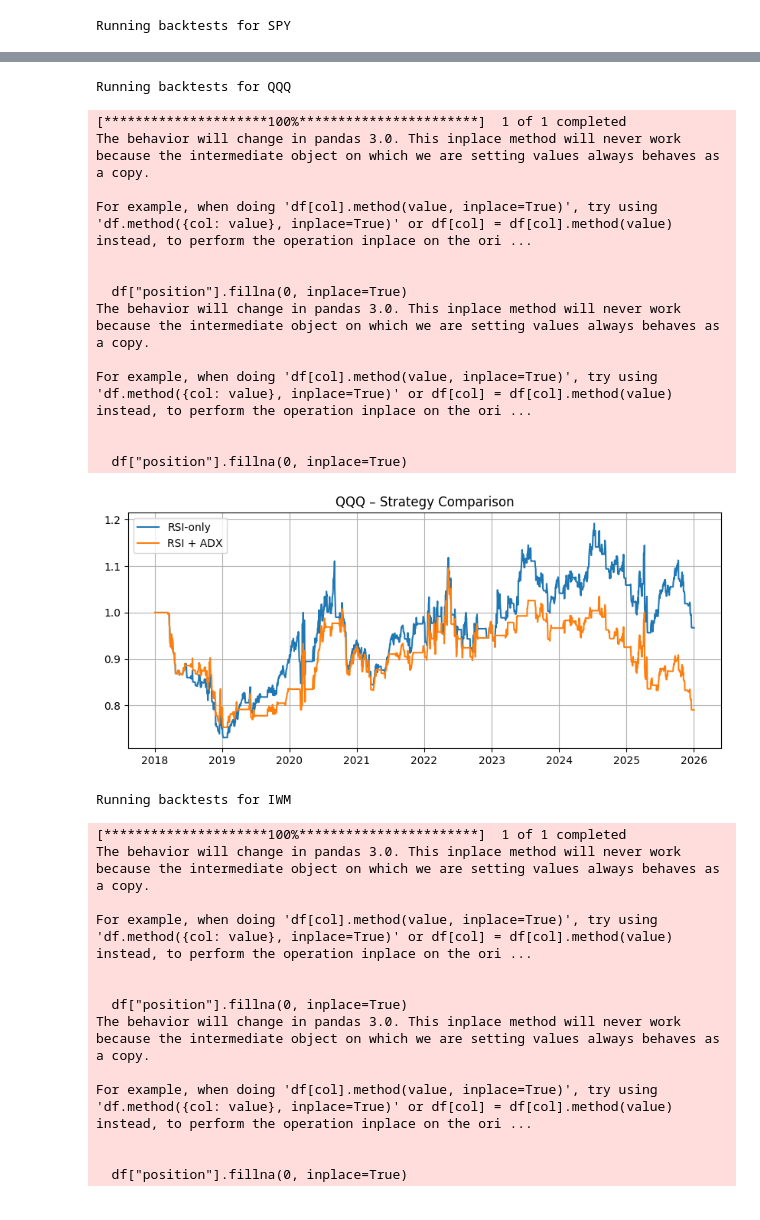
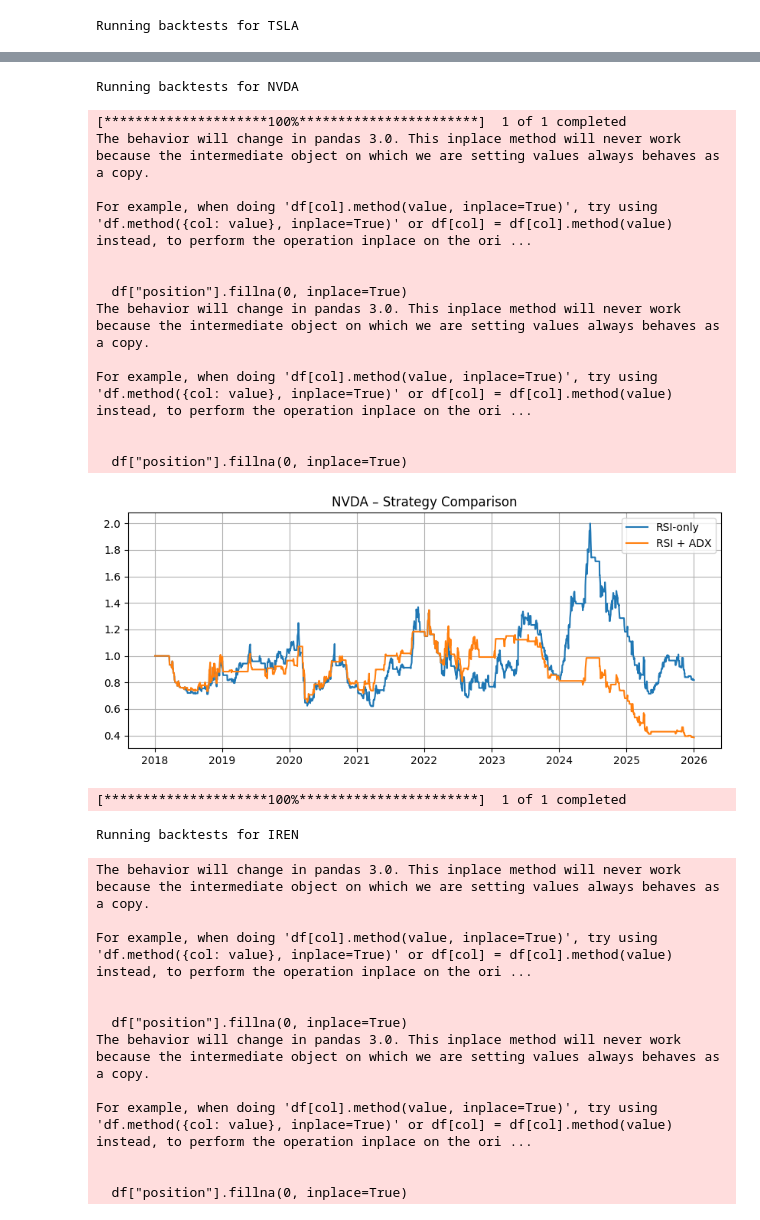
Before and after one commit to Taewan0508/RSI_ADX_Strategy, a Jupyter notebook: RSI_ADX_Strategy.ipynb, the cells around one changed output, grey strips where cells are left out. Saved outputs shown, nothing was run; the diff lists cells and outputs as text; code cells hidden in the pictures.

```diff
--- a/RSI_ADX_Strategy.ipynb
+++ b/RSI_ADX_Strategy.ipynb
@@ -129,7 +129,7 @@ def performance_stats(df):
     }
 
 ## Download and use tickers
-tickers = ["SPY", "QQQ", "IWM", "GLD", "USO"]
+tickers = ["TSLA", "NVDA", "IREN"]
 start_date = "2018-01-01"
 
 results = {}
@@ -168,7 +168,7 @@ for ticker, stats in results.items():
     for strat, metrics in stats.items():
         print(f"  {strat}: {metrics}")
 # %% [output]
-Running backtests for SPY
+Running backtests for TSLA
 [*********************100%***********************]  1 of 1 completed
 The behavior will change in pandas 3.0. This inplace method will never work because the intermediate object on which we are setting values always behaves as a copy.
 
@@ -186,29 +186,29 @@ For example, when doing 'df[col].method(value, inplace=True)', try using 'df.met
-Running backtests for QQQ
+Running backtests for NVDA
 [*********************100%***********************]  1 of 1 completed
 The behavior will change in pandas 3.0. This inplace method will never work because the intermediate object on which we are setting values always behaves as a copy.
 
 For example, when doing 'df[col].method(value, inplace=True)', try using 'df.method({col: value}, inplace=True)' or df[col] = df[col].method(value) instead, to perform the operation inplace on the ori ...
 
 
   df["position"].fillna(0, inplace=True)
 The behavior will change in pandas 3.0. This inplace method will never work because the intermediate object on which we are setting values always behaves as a copy.
 
 For example, when doing 'df[col].method(value, inplace=True)', try using 'df.method({col: value}, inplace=True)' or df[col] = df[col].method(value) instead, to perform the operation inplace on the ori ...
 
 
   df["position"].fillna(0, inplace=True)
-[figure, old version]
+[figure, new version]
-Running backtests for IWM
+[*********************100%***********************]  1 of 1 completed
-[*********************100%***********************]  1 of 1 completed
-The behavior will change in pandas 3.0. This inplace method will never work because the intermediate object on which we are setting values always behaves as a copy.
-
-For example, when doing 'df[col].method(value, inplace=True)', try using 'df.method({col: value}, inplace=True)' or df[col] = df[col].method(value) instead, to perform the operation inplace on the ori ...
-
-
-  df["position"].fillna(0, inplace=True)
-The behavior will change in pandas 3.0. This inplace method will never work because the intermediate object on which we are setting values always behaves as a copy.
-
-For example, when doing 'df[col].method(value, inplace=True)', try using 'df.method({col: value}, inplace=True)' or df[col] = df[col].method(value) instead, to perform the operation inplace on the ori ...
-
-
-  df["position"].fillna(0, inplace=True)
+Running backtests for IREN
+The behavior will change in pandas 3.0. This inplace method will never work because the intermediate object on which we are setting values always behaves as a copy.
+
+For example, when doing 'df[col].method(value, inplace=True)', try using 'df.method({col: value}, inplace=True)' or df[col] = df[col].method(value) instead, to perform the operation inplace on the ori ...
+
+
+  df["position"].fillna(0, inplace=True)
+The behavior will change in pandas 3.0. This inplace method will never work because the intermediate object on which we are setting values always behaves as a copy.
+
+For example, when doing 'df[col].method(value, inplace=True)', try using 'df.method({col: value}, inplace=True)' or df[col] = df[col].method(value) instead, to perform the operation inplace on the ori ...
+
+
+  df["position"].fillna(0, inplace=True)
```
Also changed, not shown: parts of 1 cell of this notebook.
